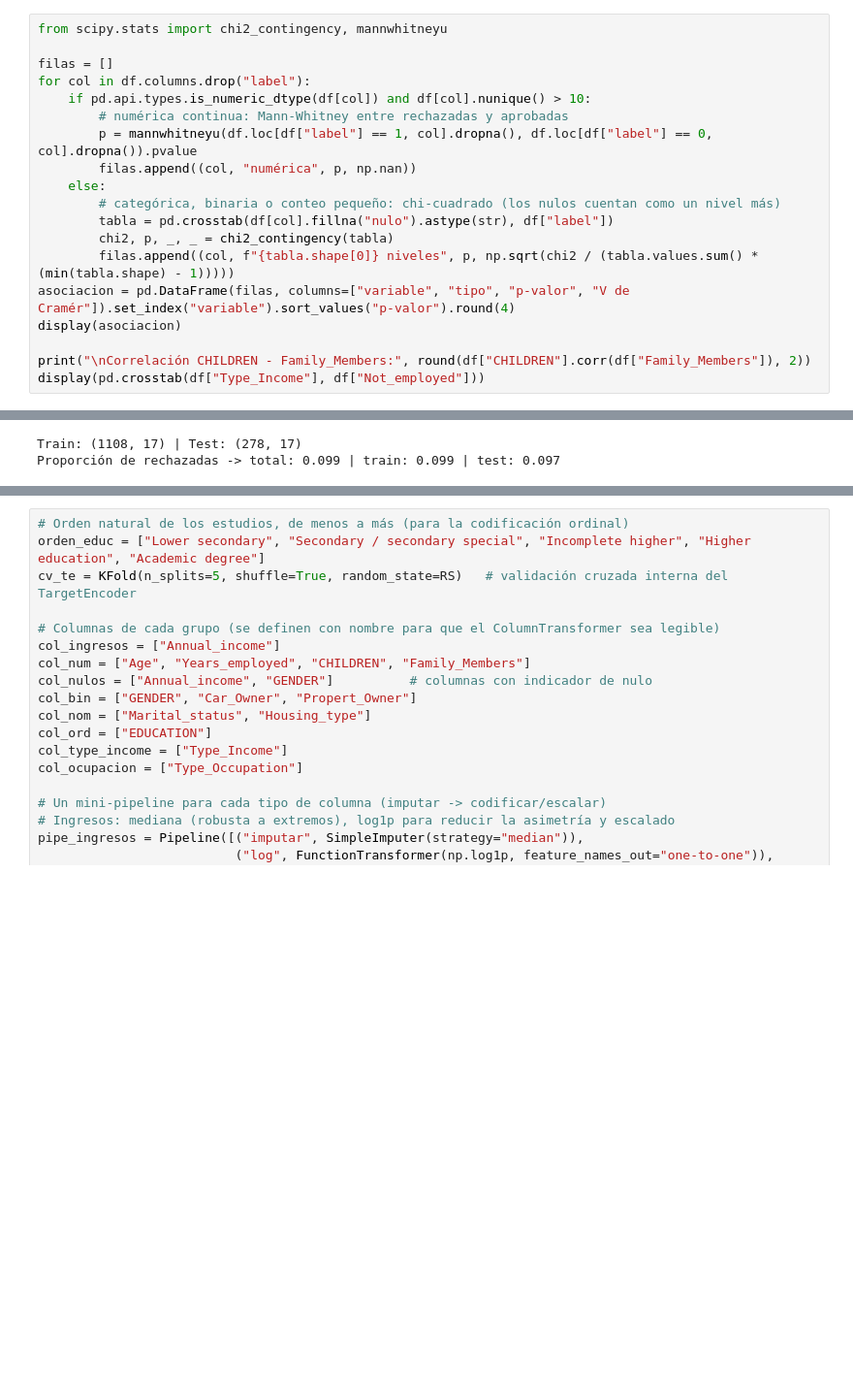
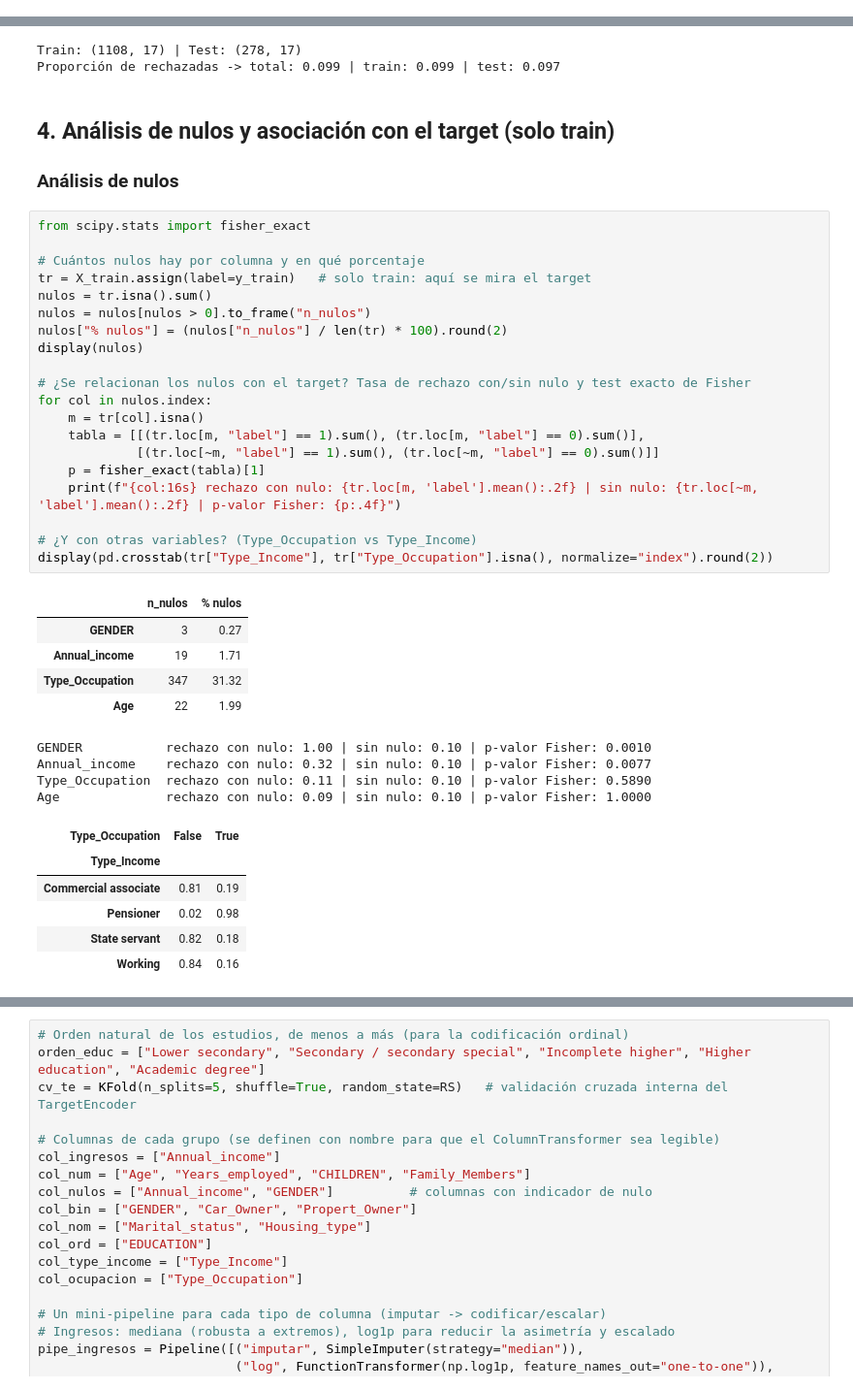
Before and after one commit to RAnteloR/Ejercicio-Tarjeta-de-creditos, a Jupyter notebook: AnteloRamirez_Raul_tarjetas_credito.ipynb, the cells around one changed output, grey strips where cells are left out. Shown at 97% size. Drawn from its saved outputs; the diff is of its cells as text; blank space fills up the shorter version.

```diff
--- a/AnteloRamirez_Raul_tarjetas_credito.ipynb
+++ b/AnteloRamirez_Raul_tarjetas_credito.ipynb
@@ -210,19 +159,0 @@ Además reviso dos solapes que ya sospechaba: `CHILDREN` con `Family_Members` y
-# %%
-from scipy.stats import chi2_contingency, mannwhitneyu
-
-filas = []
-for col in df.columns.drop("label"):
-    if pd.api.types.is_numeric_dtype(df[col]) and df[col].nunique() > 10:
-        # numérica continua: Mann-Whitney entre rechazadas y aprobadas
-        p = mannwhitneyu(df.loc[df["label"] == 1, col].dropna(), df.loc[df["label"] == 0, col].dropna()).pvalue
-        filas.append((col, "numérica", p, np.nan))
-    else:
-        # categórica, binaria o conteo pequeño: chi-cuadrado (los nulos cuentan como un nivel más)
-        tabla = pd.crosstab(df[col].fillna("nulo").astype(str), df["label"])
-        chi2, p, _, _ = chi2_contingency(tabla)
-        filas.append((col, f"{tabla.shape[0]} niveles", p, np.sqrt(chi2 / (tabla.values.sum() * (min(tabla.shape) - 1)))))
-asociacion = pd.DataFrame(filas, columns=["variable", "tipo", "p-valor", "V de Cramér"]).set_index("variable").sort_values("p-valor").round(4)
-display(asociacion)
-
-print("\nCorrelación CHILDREN - Family_Members:", round(df["CHILDREN"].corr(df["Family_Members"]), 2))
-display(pd.crosstab(df["Type_Income"], df["Not_employed"]))
@@ -312,3 +193,42 @@ print(f"Proporción de rechazadas -> total: {y.mean():.3f} | train: {y_train.mea
 # %% [output]
 Train: (1108, 17) | Test: (278, 17)
 Proporción de rechazadas -> total: 0.099 | train: 0.099 | test: 0.097
+# %% [markdown]
+## 4. Análisis de nulos y asociación con el target (solo train)
+### Análisis de nulos
+# %%
+from scipy.stats import fisher_exact
+
+# Cuántos nulos hay por columna y en qué porcentaje
+tr = X_train.assign(label=y_train)   # solo train: aquí se mira el target
+nulos = tr.isna().sum()
+nulos = nulos[nulos > 0].to_frame("n_nulos")
+nulos["% nulos"] = (nulos["n_nulos"] / len(tr) * 100).round(2)
+display(nulos)
+
+# ¿Se relacionan los nulos con el target? Tasa de rechazo con/sin nulo y test exacto de Fisher
+for col in nulos.index:
+    m = tr[col].isna()
+    tabla = [[(tr.loc[m, "label"] == 1).sum(), (tr.loc[m, "label"] == 0).sum()],
+             [(tr.loc[~m, "label"] == 1).sum(), (tr.loc[~m, "label"] == 0).sum()]]
+    p = fisher_exact(tabla)[1]
+    print(f"{col:16s} rechazo con nulo: {tr.loc[m, 'label'].mean():.2f} | sin nulo: {tr.loc[~m, 'label'].mean():.2f} | p-valor Fisher: {p:.4f}")
+
+# ¿Y con otras variables? (Type_Occupation vs Type_Income)
+display(pd.crosstab(tr["Type_Income"], tr["Type_Occupation"].isna(), normalize="index").round(2))
+# %% [output]
+|  | n_nulos | % nulos |
+| GENDER | 3 | 0.27 |
+| Annual_income | 19 | 1.71 |
+| Type_Occupation | 347 | 31.32 |
+| Age | 22 | 1.99 |
+GENDER           rechazo con nulo: 1.00 | sin nulo: 0.10 | p-valor Fisher: 0.0010
+Annual_income    rechazo con nulo: 0.32 | sin nulo: 0.10 | p-valor Fisher: 0.0077
+Type_Occupation  rechazo con nulo: 0.11 | sin nulo: 0.10 | p-valor Fisher: 0.5890
+Age              rechazo con nulo: 0.09 | sin nulo: 0.10 | p-valor Fisher: 1.0000
+| Type_Occupation | False | True |
+| Type_Income |  |  |
+| Commercial associate | 0.81 | 0.19 |
+| Pensioner | 0.02 | 0.98 |
+| State servant | 0.82 | 0.18 |
+| Working | 0.84 | 0.16 |
```
Also changed, not shown: parts of 26 cells of this notebook.
